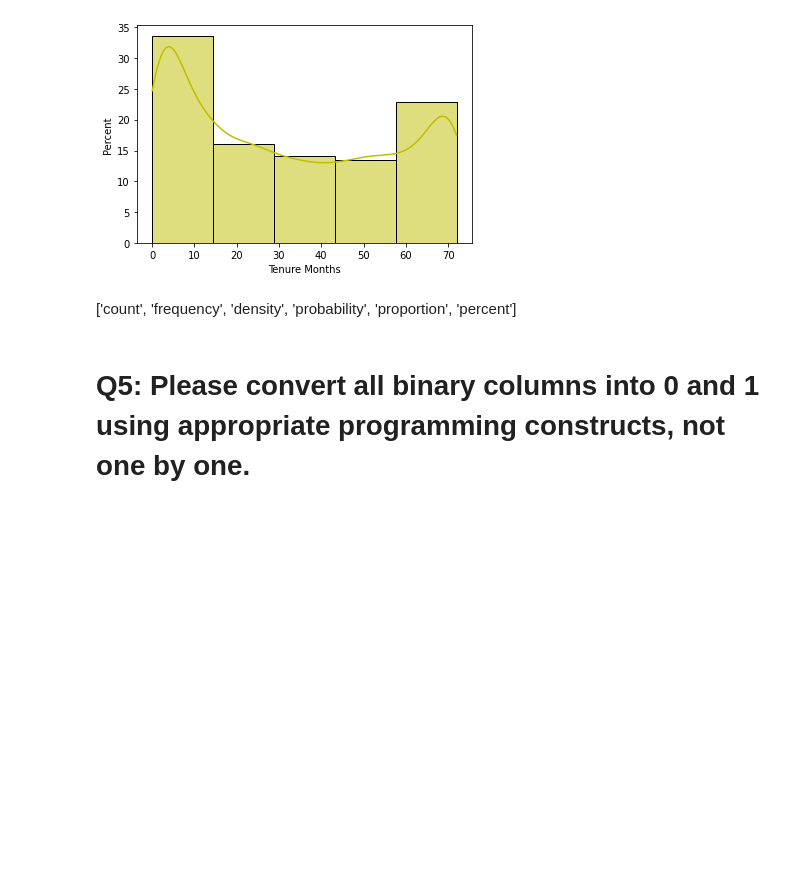
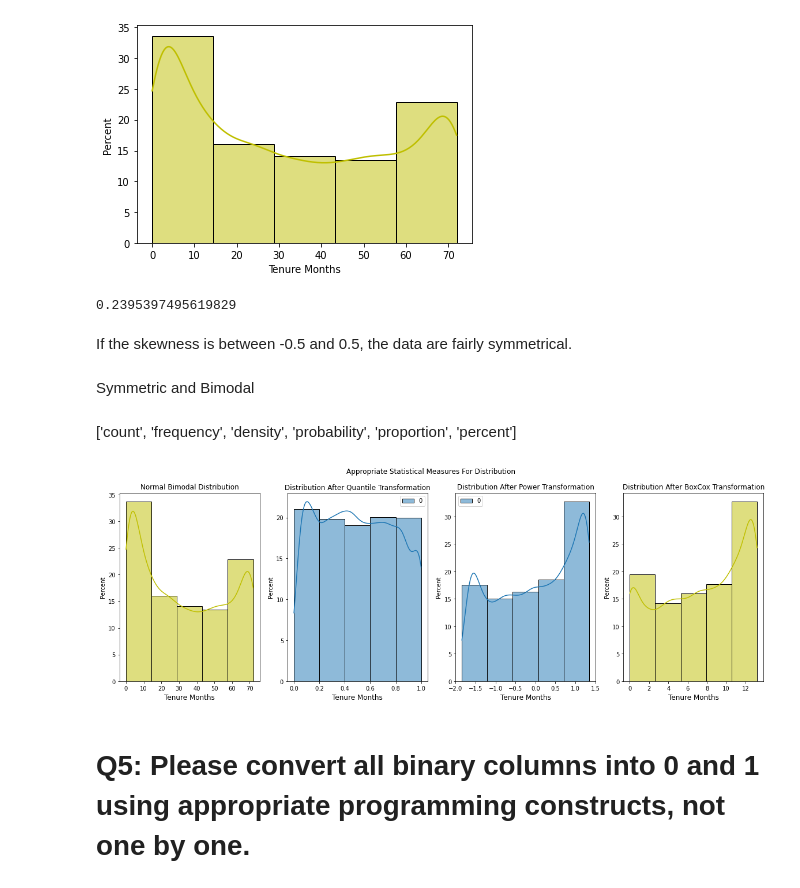
Before and after one commit to goswamimohit/churn_prediction, a Jupyter notebook: churn-pred.ipynb, the cells around one changed output. Saved outputs shown, nothing was run; the diff lists cells and outputs as text; code cells hidden in the pictures; blank space fills up the shorter version.

```diff
--- a/churn-pred.ipynb
+++ b/churn-pred.ipynb
@@ -137,4 +205,12 @@ ax = sns.histplot(churn['Tenure Months'],kde=True,color="y",stat='percent',bins=
 # %% [output]
 [figure]
+# %%
+churn['Tenure Months'].skew()
+# %% [output]
+0.2395397495619829
+# %% [markdown]
+If the skewness is between -0.5 and 0.5, the data are fairly symmetrical.
+# %% [markdown]
+Symmetric and Bimodal
 # %% [markdown]
 ['count', 'frequency', 'density', 'probability', 'proportion', 'percent']
@@ -141,2 +230,15 @@ ax = sns.histplot(churn['Tenure Months'],kde=True,color="y",stat='percent',bins=
+# %%
+f, axes = plt.subplots(1, 4, figsize=(20,6))
+axes[0].set_xlabel( 'Tenure Months' , size = 12 )
+axes[1].set_xlabel( 'Tenure Months' , size = 12 )
+axes[2].set_xlabel( 'Tenure Months' , size = 12 )
+axes[3].set_xlabel( 'Tenure Months' , size = 12 )
+sns.histplot(churn['Tenure Months'],kde=True,color="y",stat='percent',bins=5, ax=axes[0]).set_title('Normal Bimodal Distribution')
+sns.histplot(y,kde=True,color="g",stat='percent',bins=5, ax=axes[1]).set_title('Distribution After Quantile Transformation')
+sns.histplot(box,kde=True,color="y",stat='percent',bins=5,ax=axes[2]).set_title('Distribution After Power Transformation')
+sns.histplot(fitted_data,kde=True,color="y",stat='percent',bins=5,ax=axes[3]).set_title('Distribution After BoxCox Transformation')
+f.suptitle('Appropriate Statistical Measures For Distribution');
+# %% [output]
+[figure, added]
 # %% [markdown]
 # Q5: Please convert all binary columns into 0 and 1 using appropriate programming constructs, not one by one.
```
Also changed, not shown: parts of 32 cells of this notebook.
